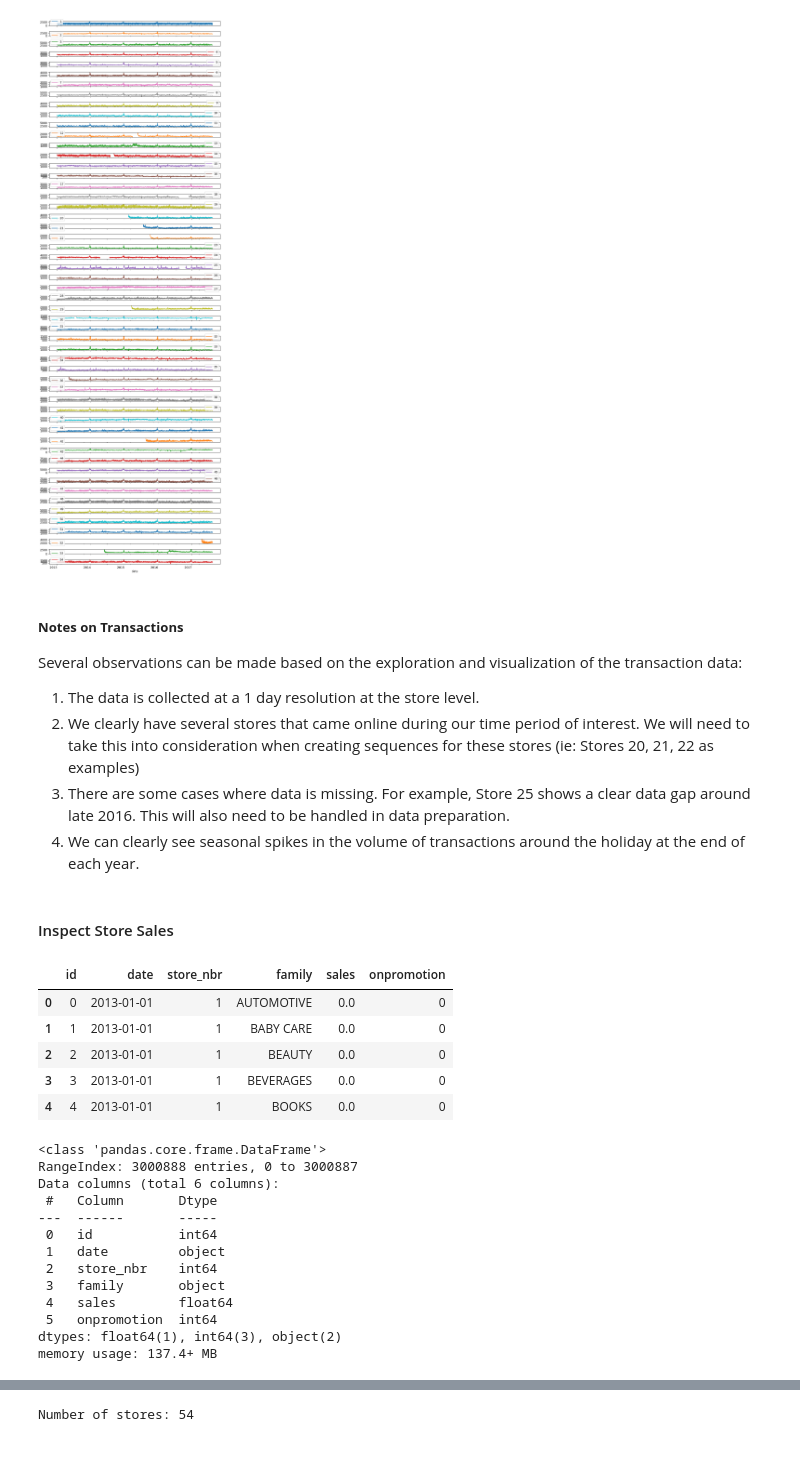
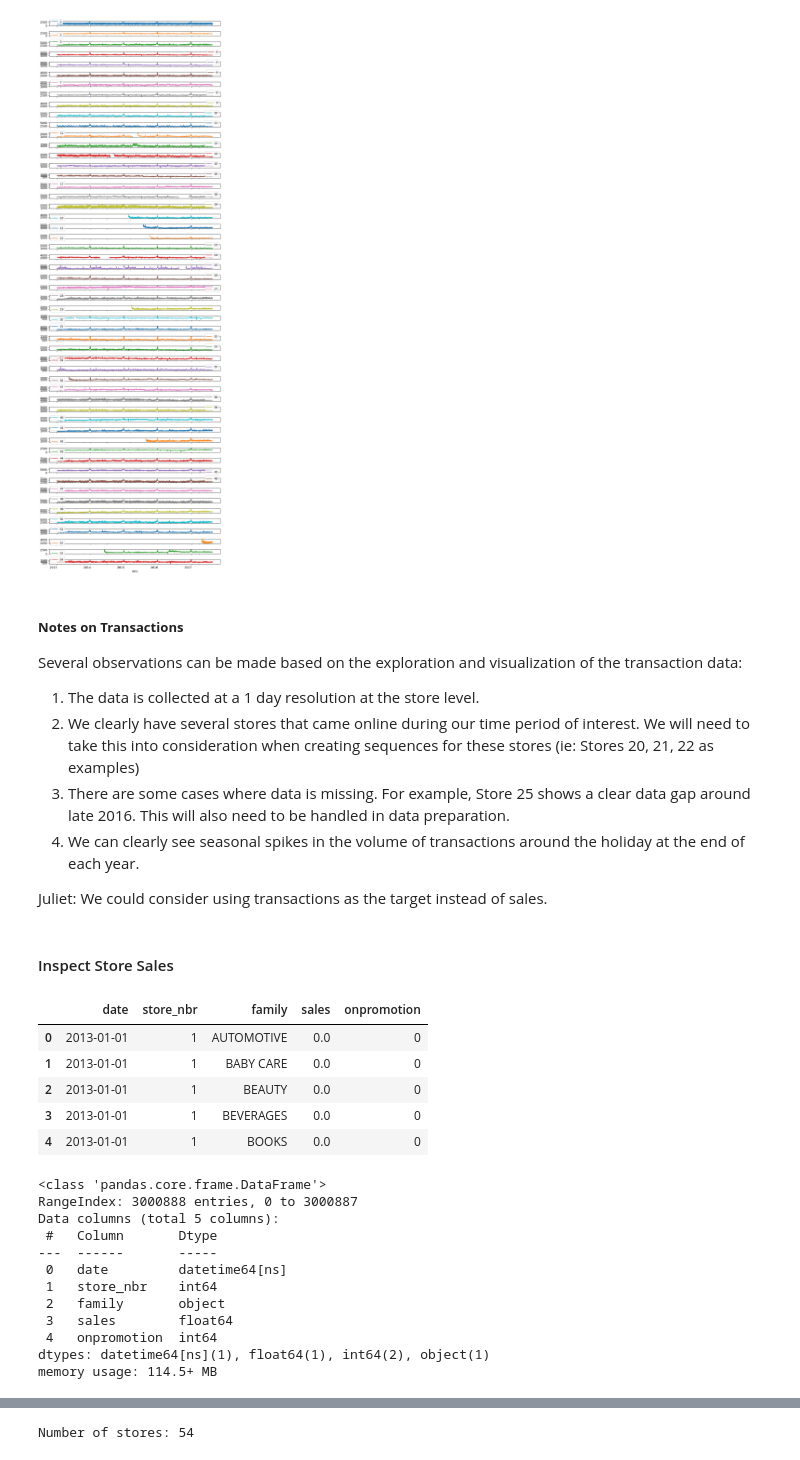
Before and after one commit to t4ai/aai-540-team-5, a Jupyter notebook: aai540_final_project.ipynb, the cells around one changed output, grey strips where cells are left out. Drawn from its saved outputs; the diff is of its cells as text; code cells hidden in the pictures.

Commit message:
Merged the tables into one

```diff
--- a/aai540_final_project.ipynb
+++ b/aai540_final_project.ipynb
@@ -257,29 +326,33 @@ Several observations can be made based on the exploration and visualization of t
 2. We clearly have several stores that came online during our time period of interest.  We will need to take this into consideration when creating sequences for these stores (ie: Stores 20, 21, 22 as examples)
 3. There are some cases where data is missing.  For example, Store 25 shows a clear data gap around late 2016.  This will also need to be handled in data preparation.
 4.  We can clearly see seasonal spikes in the volume of transactions around the holiday at the end of each year.
+
+Juliet: We could consider using transactions as the target instead of sales.
 # %% [markdown]
 #### Inspect Store Sales
 # %%
+# Convert dates to datetime
+sales_df['date'] = pd.to_datetime(sales_df['date'])
+
 # Display first 5 rows and column attributes
 display(sales_df.head())
 sales_df.info()
 # %% [output]
-|  | id | date | store_nbr | family | sales | onpromotion |
-| 0 | 0 | 2013-01-01 | 1 | AUTOMOTIVE | 0.0 | 0 |
-| 1 | 1 | 2013-01-01 | 1 | BABY CARE | 0.0 | 0 |
-| 2 | 2 | 2013-01-01 | 1 | BEAUTY | 0.0 | 0 |
-| 3 | 3 | 2013-01-01 | 1 | BEVERAGES | 0.0 | 0 |
-| 4 | 4 | 2013-01-01 | 1 | BOOKS | 0.0 | 0 |
+|  | date | store_nbr | family | sales | onpromotion |
+| 0 | 2013-01-01 | 1 | AUTOMOTIVE | 0.0 | 0 |
+| 1 | 2013-01-01 | 1 | BABY CARE | 0.0 | 0 |
+| 2 | 2013-01-01 | 1 | BEAUTY | 0.0 | 0 |
+| 3 | 2013-01-01 | 1 | BEVERAGES | 0.0 | 0 |
+| 4 | 2013-01-01 | 1 | BOOKS | 0.0 | 0 |
 <class 'pandas.core.frame.DataFrame'>
 RangeIndex: 3000888 entries, 0 to 3000887
-Data columns (total 6 columns):
+Data columns (total 5 columns):
  #   Column       Dtype
 ---  ------       -----
- 0   id           int64
- 1   date         object
- 2   store_nbr    int64
- 3   family       object
- 4   sales        float64
- 5   onpromotion  int64
-dtypes: float64(1), int64(3), object(2)
-memory usage: 137.4+ MB
+ 0   date         datetime64[ns]
+ 1   store_nbr    int64
+ 2   family       object
+ 3   sales        float64
+ 4   onpromotion  int64
+dtypes: datetime64[ns](1), float64(1), int64(2), object(1)
+memory usage: 114.5+ MB
```
Also changed, not shown: parts of 25 cells of this notebook.
